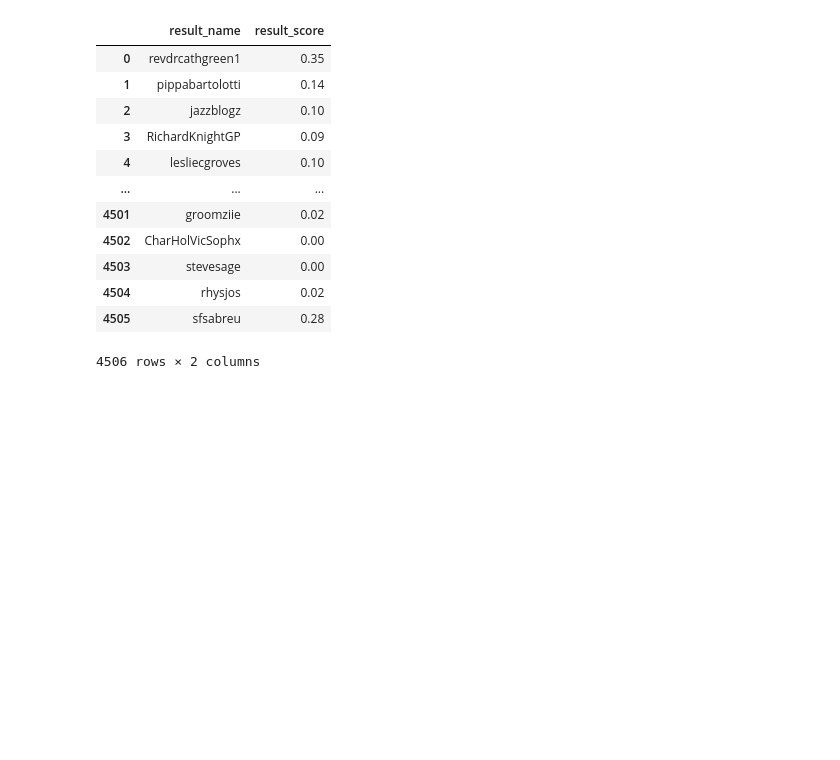
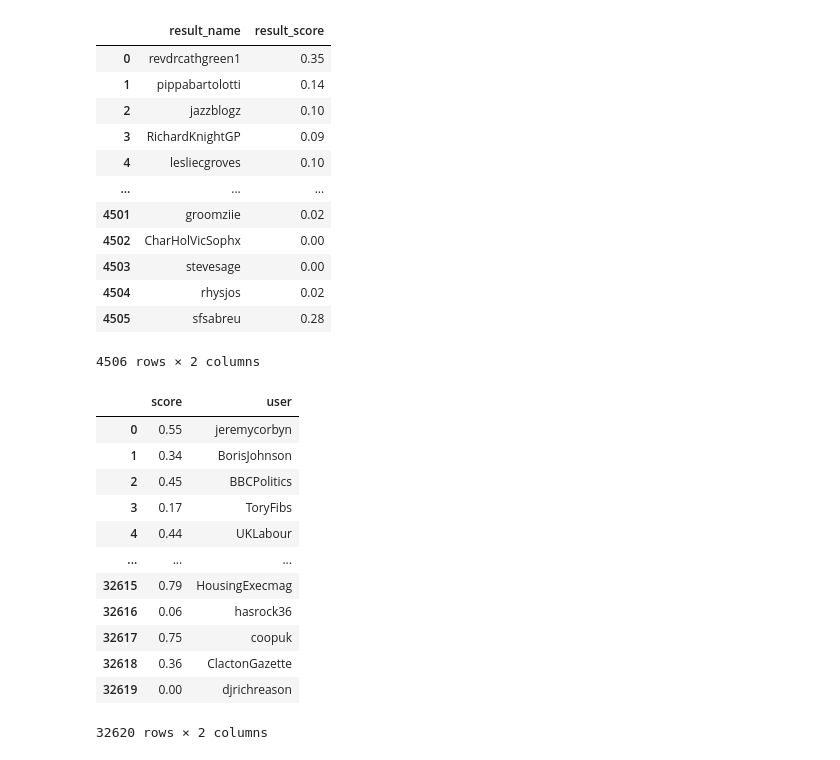
Before and after one commit to ab17254/dissertation, a Jupyter notebook: botometer_test.ipynb, the cells around one changed output. Drawn from its saved outputs; the diff is of its cells as text; code cells hidden in the pictures; blank space fills up the shorter version.

```diff
--- a/botometer_test.ipynb
+++ b/botometer_test.ipynb
@@ -165,3 +169,23 @@ bot_score_df.to_csv('bot_score.csv')
 # %%
 for screen_name, result in bom.check_accounts_in(followers):
   print(result)
+# %%
+df = pd.read_csv('/content/data/clean_twitter_data/all_2019.csv', index_col=0)
+score_df = pd.read_csv('/content/botscores.txt', delimiter=',', header=None)
+score_df.columns = ['score', 'user']
+# %%
+score_df
+# %% [output]
+|  | score | user |
+| 0 | 0.55 | jeremycorbyn |
+| 1 | 0.34 | BorisJohnson |
+| 2 | 0.45 | BBCPolitics |
+| 3 | 0.17 | ToryFibs |
+| 4 | 0.44 | UKLabour |
+| ... | ... | ... |
+| 32615 | 0.79 | HousingExecmag |
+| 32616 | 0.06 | hasrock36 |
+| 32617 | 0.75 | coopuk |
+| 32618 | 0.36 | ClactonGazette |
+| 32619 | 0.00 | djrichreason |
+32620 rows × 2 columns
```
Also changed, not shown: parts of 6 cells of this notebook.
